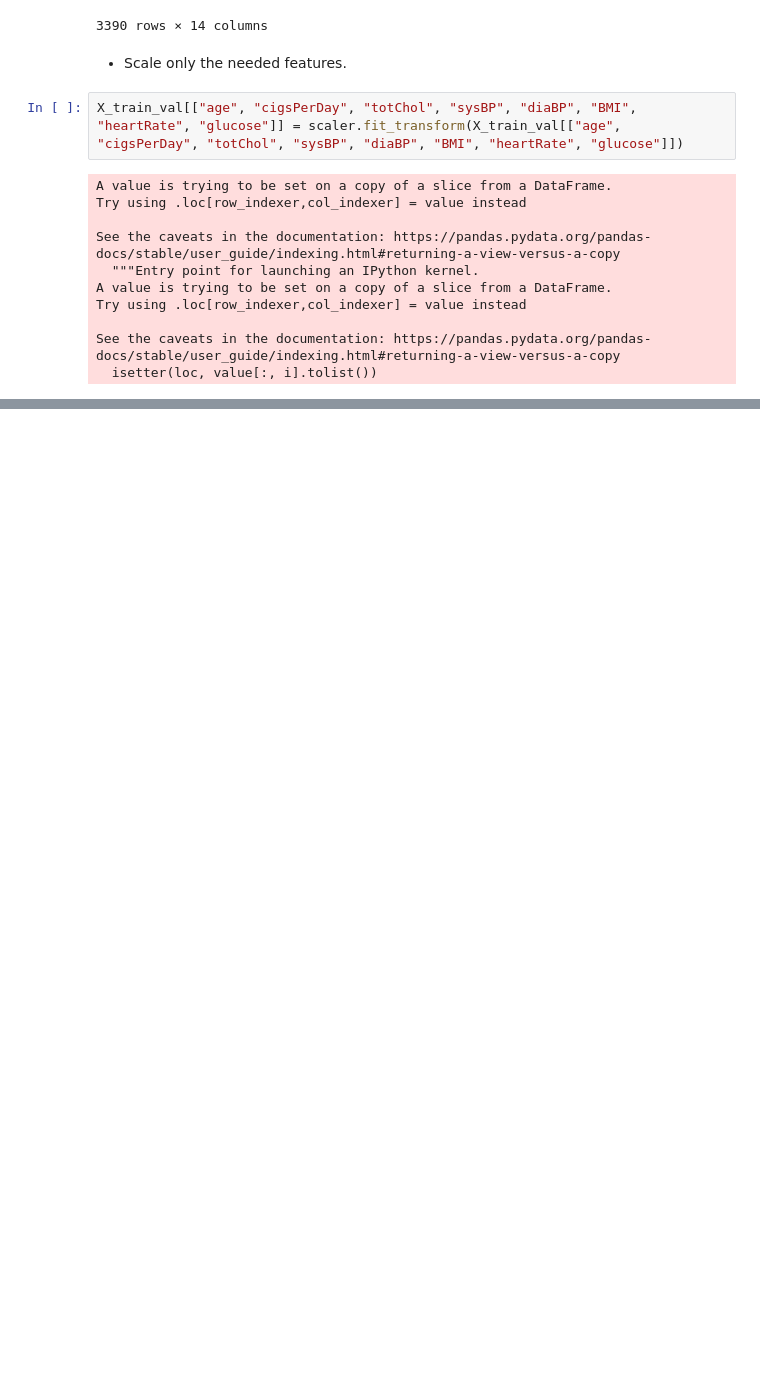
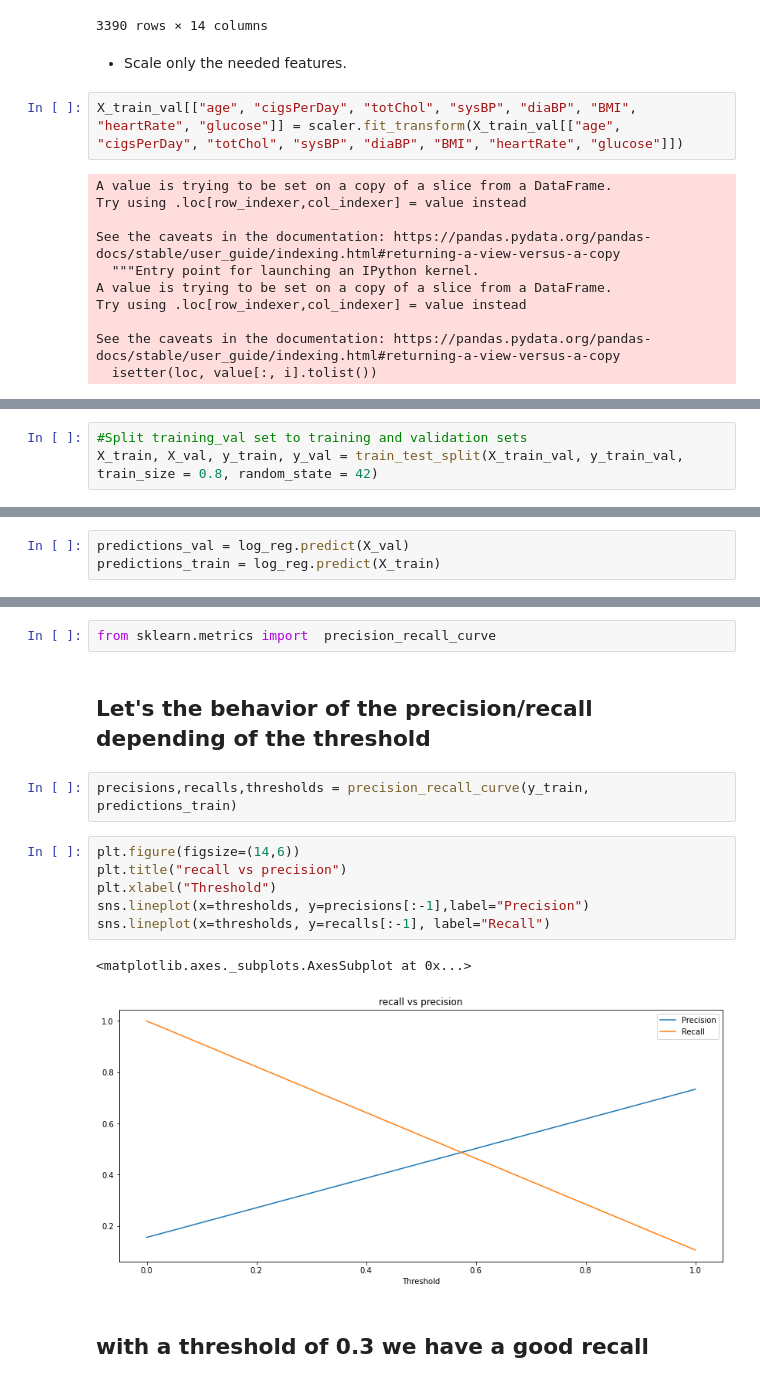
Before and after one commit to JesusNoelValMo/Machine_Learning_Book, a Jupyter notebook: Projects/Logistic_reg_prediction_heart_disease/Logistic_reg_heart_disease.ipynb, the cells around one changed output, grey strips where cells are left out. Drawn from its saved outputs; the diff is of its cells as text; blank space fills up the shorter version.

```diff
--- a/Projects/Logistic_reg_prediction_heart_disease/Logistic_reg_heart_disease.ipynb
+++ b/Projects/Logistic_reg_prediction_heart_disease/Logistic_reg_heart_disease.ipynb
@@ -426,0 +428,3 @@ X_train_val
+# %%
+#Split training_val set to training and validation sets
+X_train, X_val, y_train, y_val = train_test_split(X_train_val, y_train_val, train_size = 0.8, random_state = 42)
@@ -426,0 +444,3 @@ X_train_val
+# %%
+predictions_val = log_reg.predict(X_val)
+predictions_train = log_reg.predict(X_train)
@@ -426,0 +464,17 @@ X_train_val
+# %%
+from sklearn.metrics import  precision_recall_curve
+# %% [markdown]
+## Let's the behavior of the precision/recall depending of the threshold
+# %%
+precisions,recalls,thresholds = precision_recall_curve(y_train, predictions_train)
+# %%
+plt.figure(figsize=(14,6))
+plt.title("recall vs precision")
+plt.xlabel("Threshold")
+sns.lineplot(x=thresholds, y=precisions[:-1],label="Precision")
+sns.lineplot(x=thresholds, y=recalls[:-1], label="Recall")
+# %% [output]
+<matplotlib.axes._subplots.AxesSubplot at 0x...>
+[figure, added]
+# %% [markdown]
+## with a threshold of 0.3 we have a good recall
```
Also changed, not shown: parts of 14 cells of this notebook.
